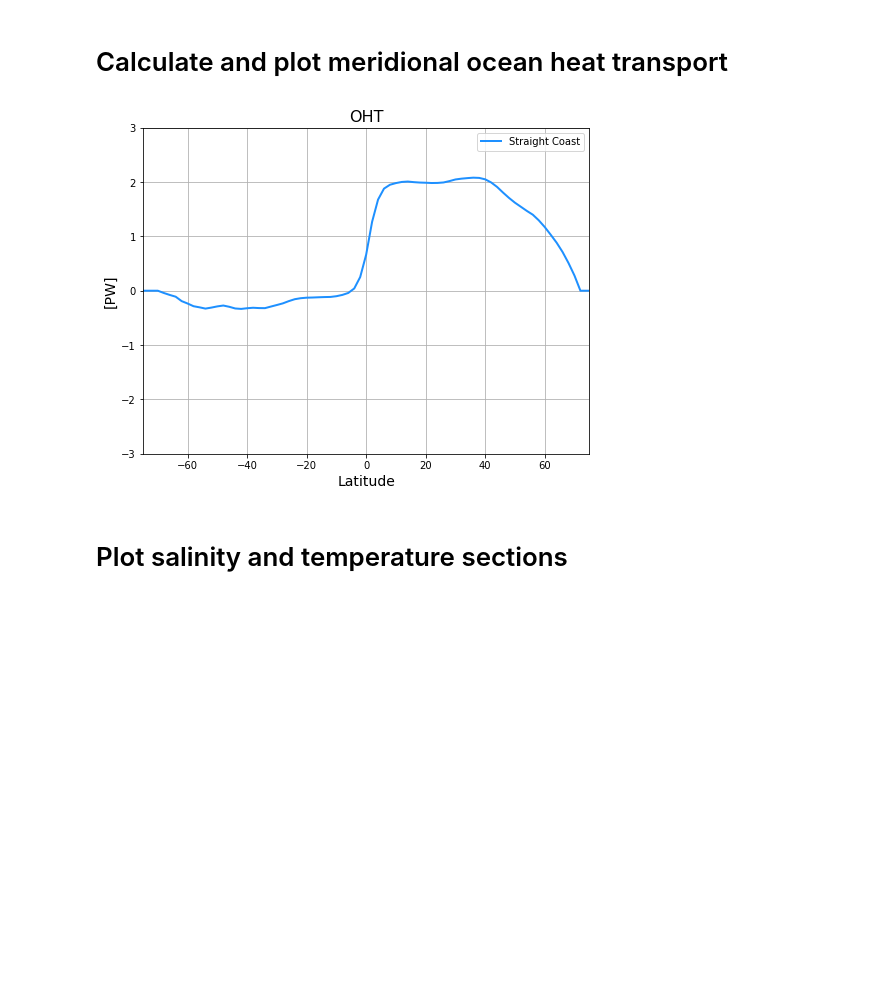
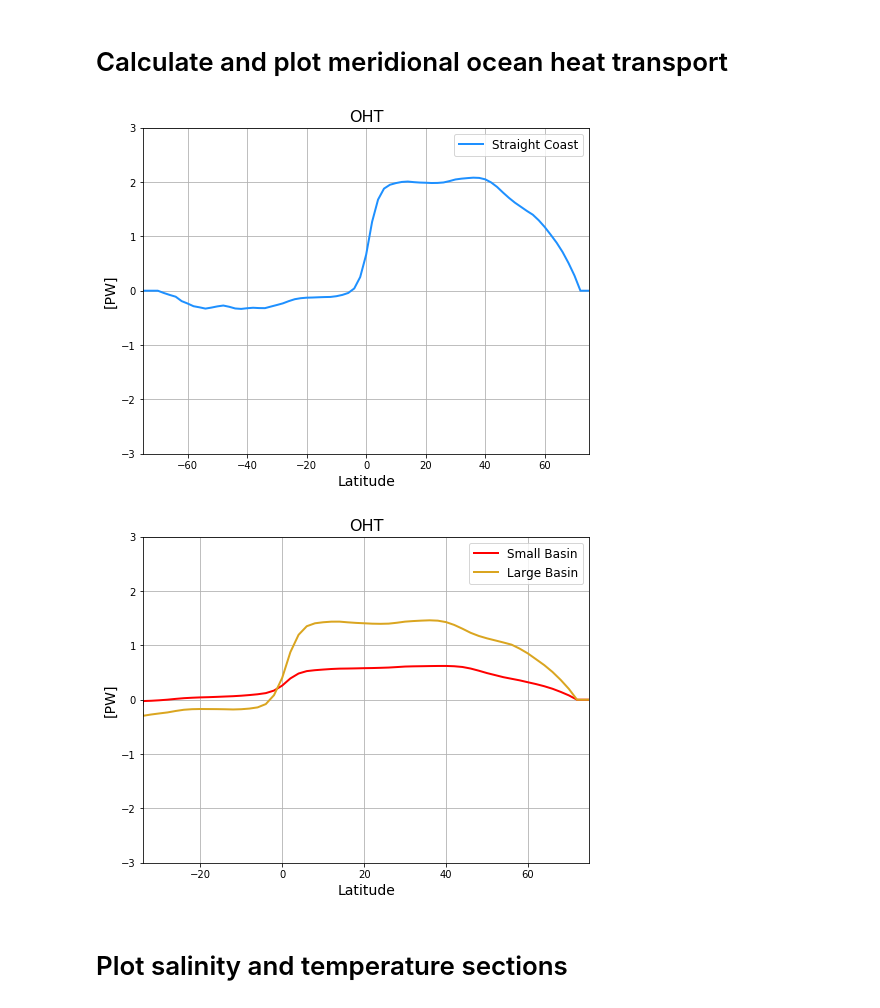
Before and after one commit to NCAR/CESM_MOM6_AQUA, a Jupyter notebook: scripts/sfn_figs_TRYfunctions.ipynb, the cells around one changed output. Cells and saved outputs as stored; diff of their text form; code cells hidden in the pictures; blank space fills up the shorter version.

```diff
--- a/scripts/sfn_figs_TRYfunctions.ipynb
+++ b/scripts/sfn_figs_TRYfunctions.ipynb
@@ -206,15 +241,31 @@ plot_basin_sfn(sfn_so_mean, sfn_so_res, sfn_so_resmean, 60, y_south, y)
 # %%
 OHT = calculate_OHT(T_ady_2d, T_diffy_2d)
 
 fig, ax = plt.subplots(figsize=(8,6))
 ax.plot(dm['yq']+1, OHT, color='dodgerblue', linewidth=2, label=case)
 plt.title('OHT', fontsize=16)
 plt.grid()
 plt.xlim(-75,75)
 plt.ylim(-3, 3)
-plt.legend()
+plt.legend(fontsize=12)
 plt.xlabel('Latitude', fontsize=14), plt.ylabel('[PW]', fontsize=14)
 #plt.savefig('path/to/figure', bbox_inches='tight')
 plt.show()
+
+OHT_small = calculate_OHT(T_ady_2d[:,:,x_west:x_east], T_diffy_2d[:,:,x_west:x_east])
+OHT_large = calculate_OHT(T_ady_2d[:,:,:x_west], T_diffy_2d[:,:,:x_west])
+
+fig, ax = plt.subplots(figsize=(8,6))
+ax.plot(dm['yq']+1, OHT_small, color='red', linewidth=2, label='Small Basin')
+ax.plot(dm['yq']+1, OHT_large, color='goldenrod', linewidth=2, label='Large Basin')
+plt.title('OHT', fontsize=16)
+plt.grid()
+plt.xlim(-34,75)
+plt.ylim(-3, 3)
+plt.legend(fontsize=12)
+plt.xlabel('Latitude', fontsize=14), plt.ylabel('[PW]', fontsize=14)
+#plt.savefig('path/to/figure', bbox_inches='tight')
+plt.show()
 # %% [output]
-[figure, old version]
+[figure, new version]
+[figure, added]
```
Also changed, not shown: parts of 5 cells of this notebook.
